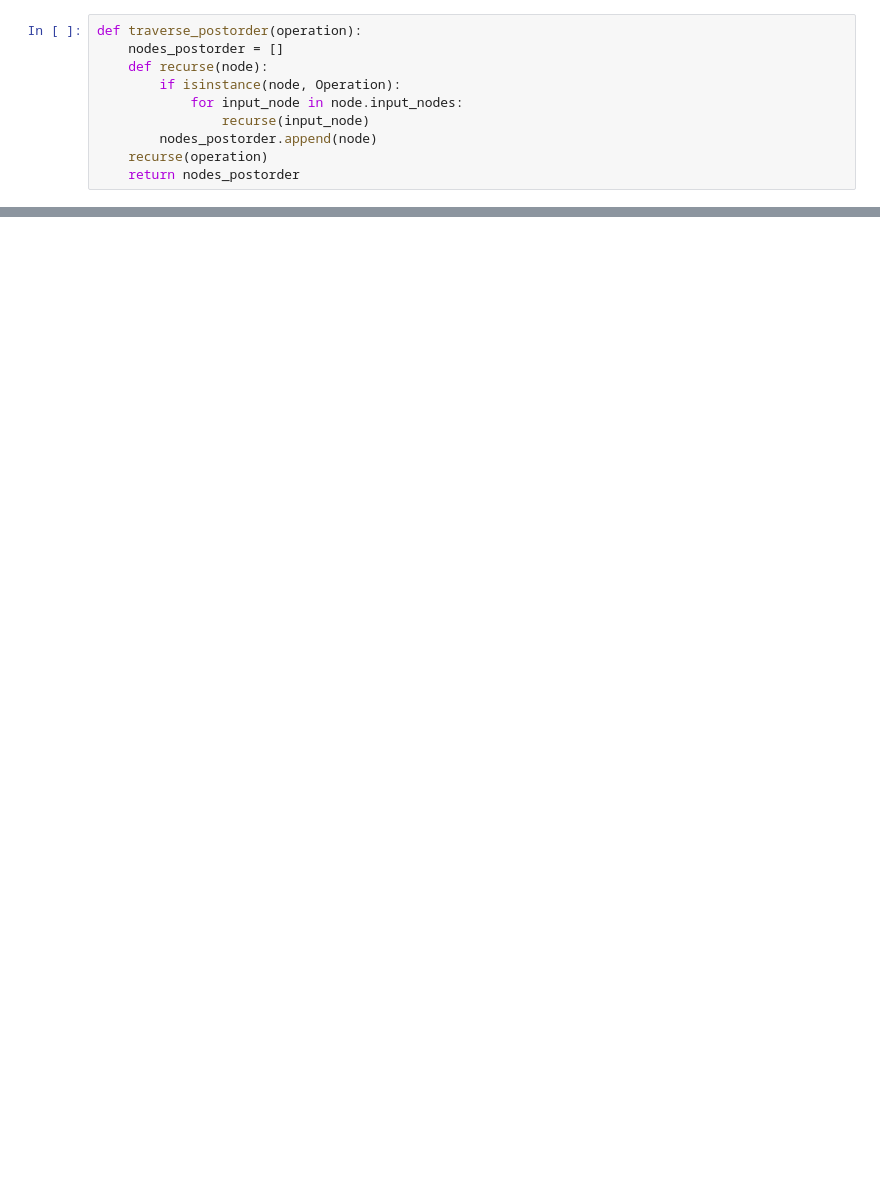
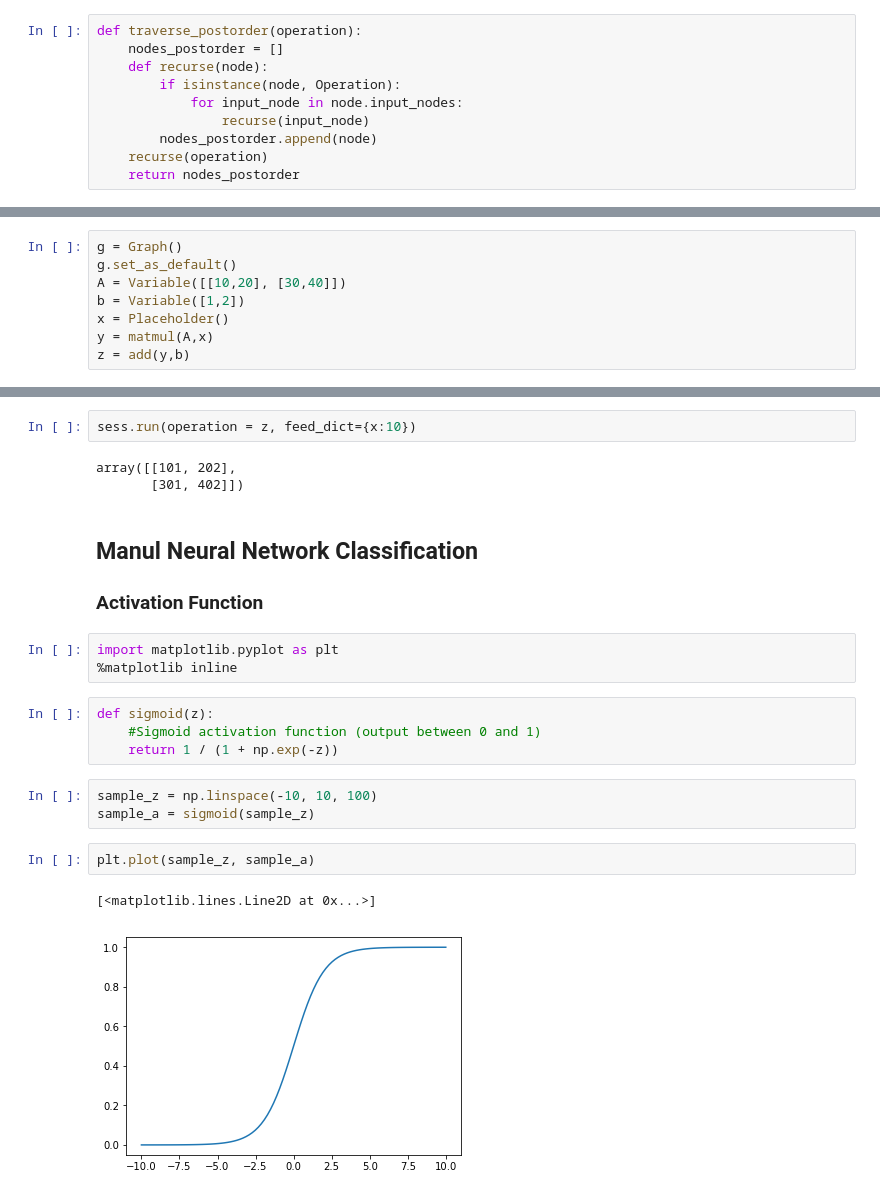
Before and after one commit to juwonlee1020/manual-neural-network, a Jupyter notebook: manual neural network.ipynb, the cells around one changed output, grey strips where cells are left out. Drawn from its saved outputs; the diff is of its cells as text; blank space fills up the shorter version.

```diff
--- a/manual neural network.ipynb
+++ b/manual neural network.ipynb
@@ -106,0 +125,8 @@ class Session():
+# %%
+g = Graph()
+g.set_as_default()
+A = Variable([[10,20], [30,40]])
+b = Variable([1,2])
+x = Placeholder()
+y = matmul(A,x)
+z = add(y,b)
@@ -106,0 +135,24 @@ class Session():
+# %%
+sess.run(operation = z, feed_dict={x:10})
+# %% [output]
+array([[101, 202],
+       [301, 402]])
+# %% [markdown]
+## Manul Neural Network Classification
+
+### Activation Function
+# %%
+import matplotlib.pyplot as plt
+%matplotlib inline
+# %%
+def sigmoid(z):
+    #Sigmoid activation function (output between 0 and 1)
+    return 1 / (1 + np.exp(-z))
+# %%
+sample_z = np.linspace(-10, 10, 100)
+sample_a = sigmoid(sample_z)
+# %%
+plt.plot(sample_z, sample_a)
+# %% [output]
+[<matplotlib.lines.Line2D at 0x...>]
+[figure, added]
```
Also changed, not shown: parts of 29 cells of this notebook.
